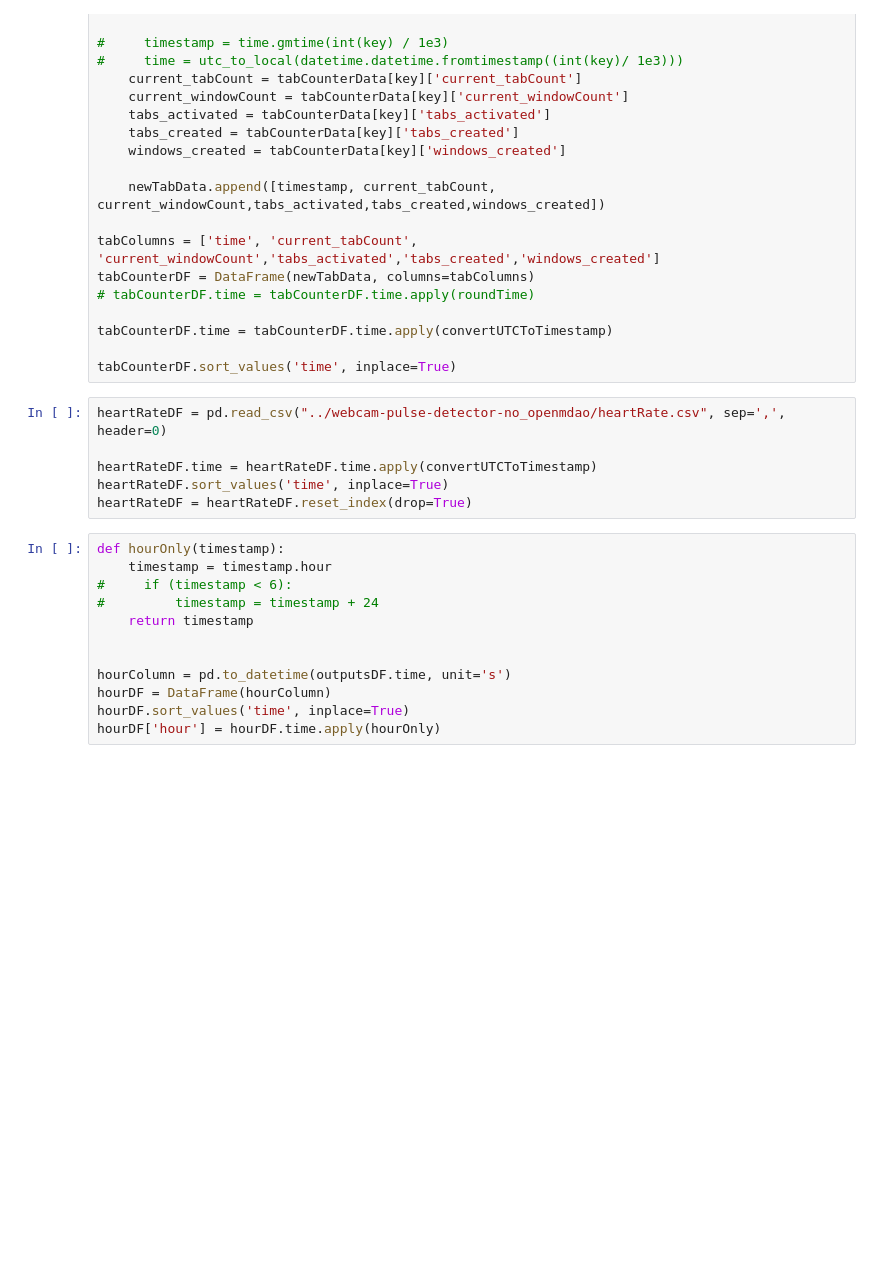
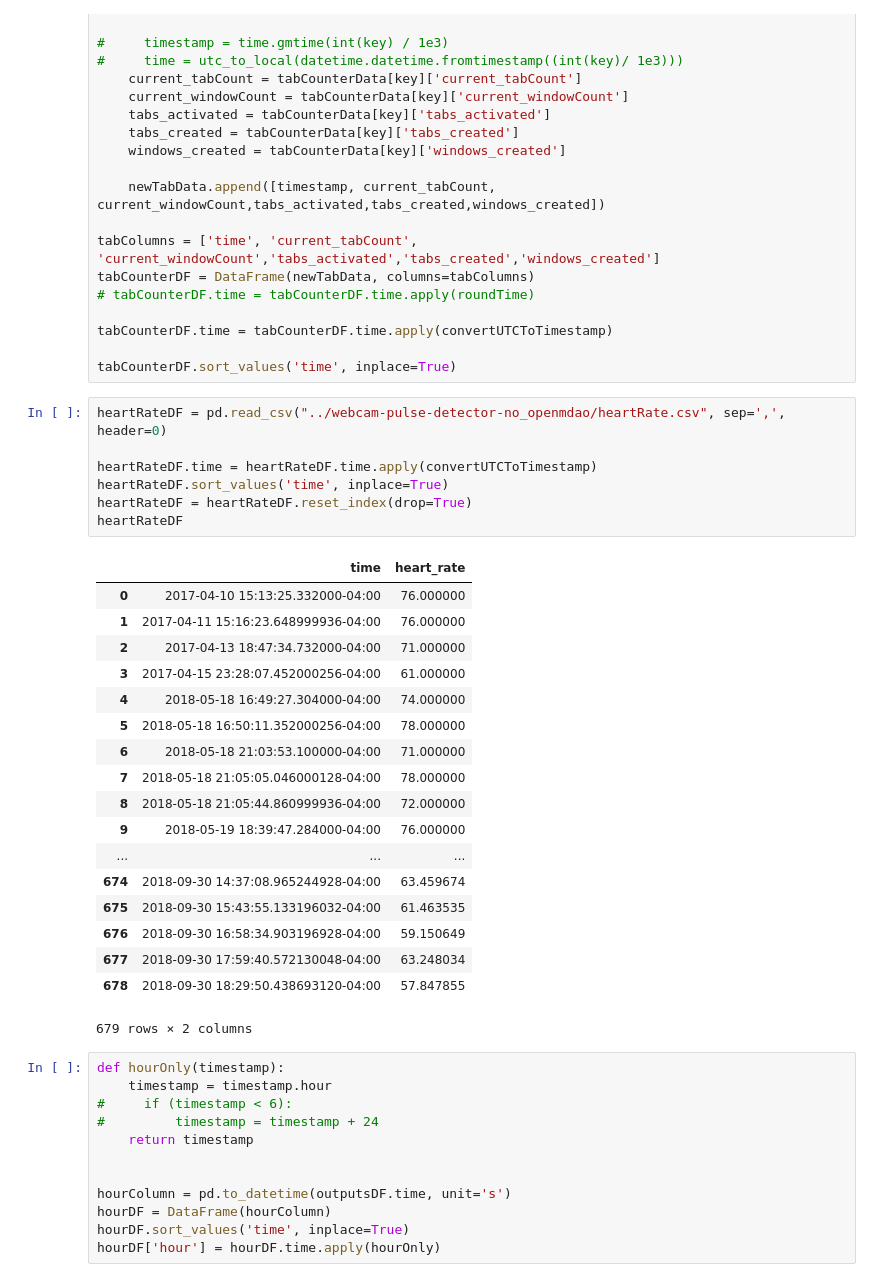
Before and after one commit to xujenna/thesis_explorations, a Jupyter notebook: trackers/_analyses/rolling_mean_model.ipynb, the cells around one changed output. Saved outputs shown, nothing was run; the diff lists cells and outputs as text; blank space fills up the shorter version.

```diff
--- a/trackers/_analyses/rolling_mean_model.ipynb
+++ b/trackers/_analyses/rolling_mean_model.ipynb
@@ -248,9 +248,29 @@ tabCounterDF.sort_values('time', inplace=True)
 # %%
 heartRateDF = pd.read_csv("../webcam-pulse-detector-no_openmdao/heartRate.csv", sep=',', header=0)
 
 heartRateDF.time = heartRateDF.time.apply(convertUTCToTimestamp)
 heartRateDF.sort_values('time', inplace=True)
 heartRateDF = heartRateDF.reset_index(drop=True)
+heartRateDF
+# %% [output]
+|  | time | heart_rate |
+| 0 | 2017-04-10 15:13:25.332000-04:00 | 76.000000 |
+| 1 | 2017-04-11 15:16:23.648999936-04:00 | 76.000000 |
+| 2 | 2017-04-13 18:47:34.732000-04:00 | 71.000000 |
+| 3 | 2017-04-15 23:28:07.452000256-04:00 | 61.000000 |
+| 4 | 2018-05-18 16:49:27.304000-04:00 | 74.000000 |
+| 5 | 2018-05-18 16:50:11.352000256-04:00 | 78.000000 |
+| 6 | 2018-05-18 21:03:53.100000-04:00 | 71.000000 |
+| 7 | 2018-05-18 21:05:05.046000128-04:00 | 78.000000 |
+| 8 | 2018-05-18 21:05:44.860999936-04:00 | 72.000000 |
+| 9 | 2018-05-19 18:39:47.284000-04:00 | 76.000000 |
+| ... | ... | ... |
+| 674 | 2018-09-30 14:37:08.965244928-04:00 | 63.459674 |
+| 675 | 2018-09-30 15:43:55.133196032-04:00 | 61.463535 |
+| 676 | 2018-09-30 16:58:34.903196928-04:00 | 59.150649 |
+| 677 | 2018-09-30 17:59:40.572130048-04:00 | 63.248034 |
+| 678 | 2018-09-30 18:29:50.438693120-04:00 | 57.847855 |
+679 rows × 2 columns
 # %%
 def hourOnly(timestamp):
     timestamp = timestamp.hour
```
Also changed, not shown: parts of 4 cells of this notebook, 8 other files.
